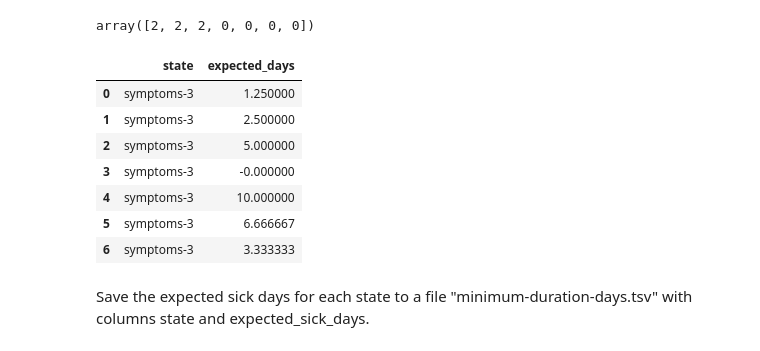
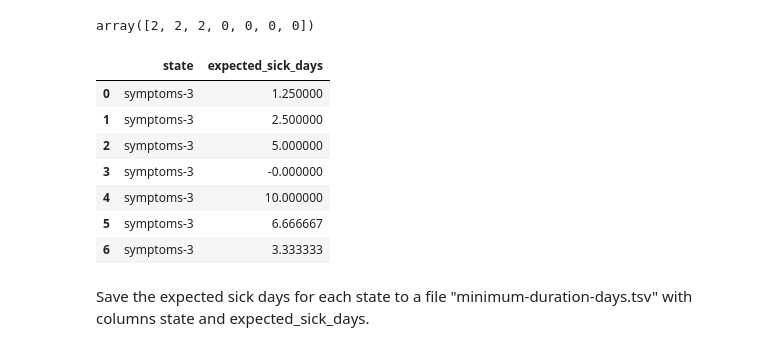
Before and after one commit to jtvon/dx704-project-06, a Jupyter notebook: project.ipynb, the cells around one changed output. Saved outputs shown, nothing was run; the diff lists cells and outputs as text; code cells hidden in the pictures.

Commit message:
updating sick days

```diff
--- a/project.ipynb
+++ b/project.ipynb
@@ -360,35 +360,35 @@ for i, state in enumerate(states):
     # Get the reward for state-action pair
     row = df_rewards_updated[(df_rewards_updated['state'] == state) & (df_rewards_updated['action'] == action)]
     if not row.empty:
         r_6[i] = row['reward'].values[0]
 
 # Build the transition matrix for the duration-optimal policy
 P_6 = np.zeros((S, S), dtype=float)
 for i, state in enumerate(states):
     action = duration_policy[state]
     # Get the transitions for state-action pair
     transitions = df_transitions[(df_transitions['state'] == state) & (df_transitions['action'] == action)]
     for _, row in transitions.iterrows():
         j = state_idx[row['next_state']]
         P_6[i, j] = row['probability']
 
 # Reshape for value_iteration
 r_6 = r_6.reshape(1, -1)
 P_6 = P_6.reshape(1, S, S)
 
 # Run the value iteration for the fixed policy
 gamma_6 = 1.0
 v_6 = value_iteration(r_6, P_6, gamma_6, max_iterations=10000, tolerance=1e-8) * -1
 
 # Save the results
 df_duration_days = pd.DataFrame({
     'state':state,
-    'expected_days': v_6.flatten()
+    'expected_sick_days': v_6.flatten()
 })
 
 df_duration_days
 # %% [output]
-|  | state | expected_days |
+|  | state | expected_sick_days |
 | 0 | symptoms-3 | 1.250000 |
 | 1 | symptoms-3 | 2.500000 |
 | 2 | symptoms-3 | 5.000000 |
```
Also changed, not shown: 1 other file.
